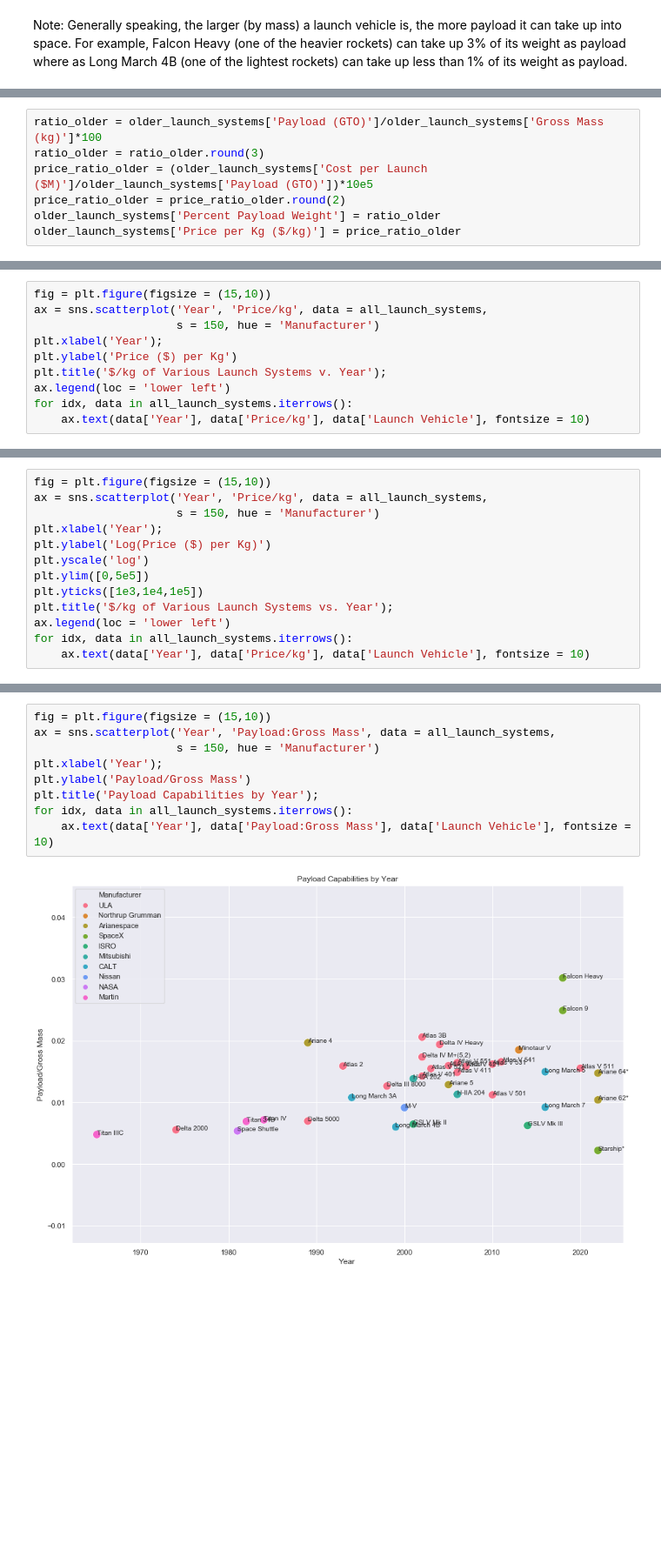
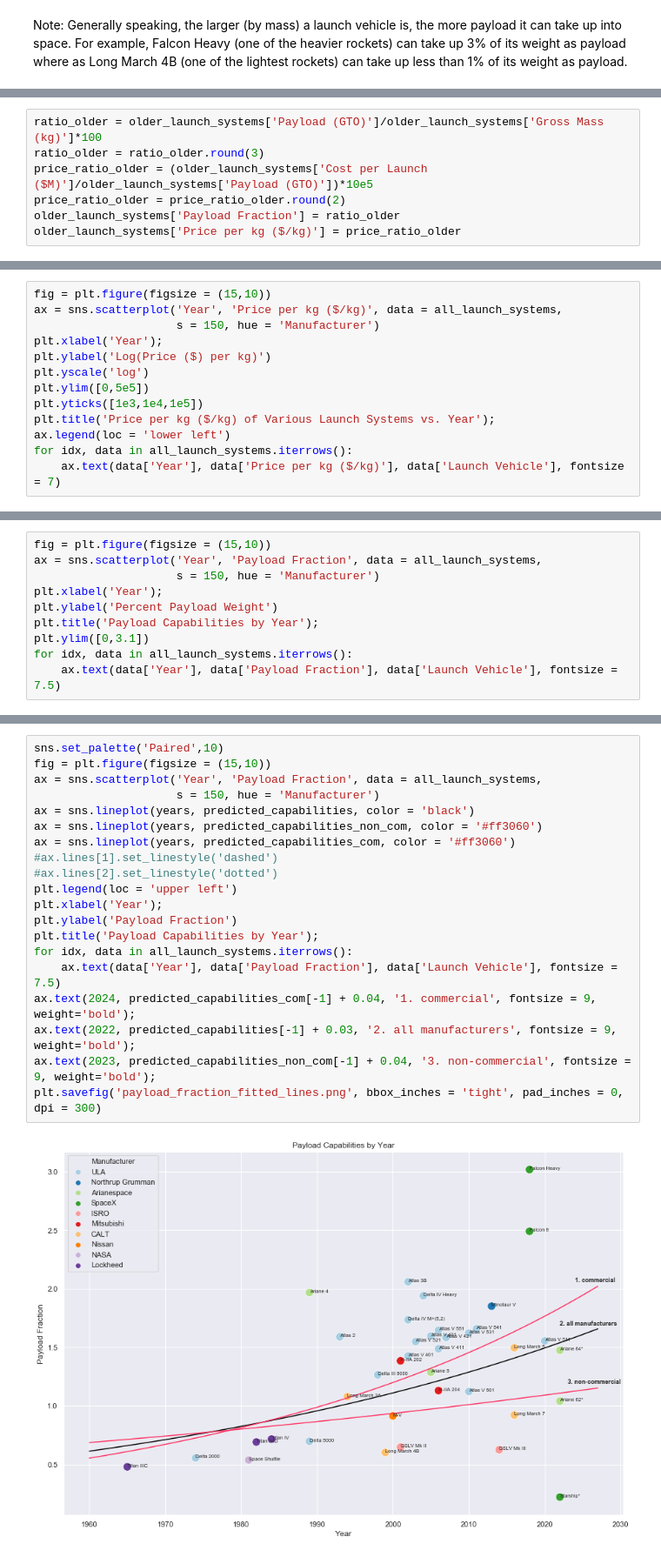
Before and after one commit to candaceyee/Space-Based-Solar, a Jupyter notebook: launch_systems.ipynb, the cells around one changed output, grey strips where cells are left out. Shown: that part at 87% size. Cells and saved outputs as stored; diff of their text form; blank space fills up the shorter version.

```diff
--- a/launch_systems.ipynb
+++ b/launch_systems.ipynb
@@ -373,8 +386,8 @@ ratio_older = older_launch_systems['Payload (GTO)']/older_launch_systems['Gross
 ratio_older = ratio_older.round(3)
 price_ratio_older = (older_launch_systems['Cost per Launch ($M)']/older_launch_systems['Payload (GTO)'])*10e5
 price_ratio_older = price_ratio_older.round(2)
-older_launch_systems['Percent Payload Weight'] = ratio_older
-older_launch_systems['Price per Kg ($/kg)'] = price_ratio_older
+older_launch_systems['Payload Fraction'] = ratio_older
+older_launch_systems['Price per kg ($/kg)'] = price_ratio_older
 # %%
 all_launch_systems = pd.concat([launch_cost_v_payload, older_launch_systems]).reset_index(drop = True)
 all_launch_systems
@@ -401,11 +414,14 @@ all_launch_systems.to_csv('all_launch_systems_data.csv')
 # %%
 fig = plt.figure(figsize = (15,10))
-ax = sns.scatterplot('Year', 'Price/kg', data = all_launch_systems,
+ax = sns.scatterplot('Year', 'Price per kg ($/kg)', data = all_launch_systems,
                      s = 150, hue = 'Manufacturer')
 plt.xlabel('Year');
-plt.ylabel('Price ($) per Kg')
-plt.title('$/kg of Various Launch Systems v. Year');
+plt.ylabel('Log(Price ($) per kg)')
+plt.yscale('log')
+plt.ylim([0,5e5])
+plt.yticks([1e3,1e4,1e5])
+plt.title('Price per kg ($/kg) of Various Launch Systems vs. Year');
 ax.legend(loc = 'lower left')
 for idx, data in all_launch_systems.iterrows():
-    ax.text(data['Year'], data['Price/kg'], data['Launch Vehicle'], fontsize = 10)
+    ax.text(data['Year'], data['Price per kg ($/kg)'], data['Launch Vehicle'], fontsize = 7)
 # %% [output]
@@ -413,14 +429,11 @@ for idx, data in all_launch_systems.iterrows():
 # %%
 fig = plt.figure(figsize = (15,10))
-ax = sns.scatterplot('Year', 'Price/kg', data = all_launch_systems,
+ax = sns.scatterplot('Year', 'Payload Fraction', data = all_launch_systems,
                      s = 150, hue = 'Manufacturer')
 plt.xlabel('Year');
-plt.ylabel('Log(Price ($) per Kg)')
-plt.yscale('log')
-plt.ylim([0,5e5])
-plt.yticks([1e3,1e4,1e5])
-plt.title('$/kg of Various Launch Systems vs. Year');
-ax.legend(loc = 'lower left')
+plt.ylabel('Percent Payload Weight')
+plt.title('Payload Capabilities by Year');
+plt.ylim([0,3.1])
 for idx, data in all_launch_systems.iterrows():
-    ax.text(data['Year'], data['Price/kg'], data['Launch Vehicle'], fontsize = 10)
+    ax.text(data['Year'], data['Payload Fraction'], data['Launch Vehicle'], fontsize = 7.5)
 # %% [output]
@@ -428,11 +471,22 @@ for idx, data in all_launch_systems.iterrows():
 # %%
+sns.set_palette('Paired',10)
 fig = plt.figure(figsize = (15,10))
-ax = sns.scatterplot('Year', 'Payload:Gross Mass', data = all_launch_systems,
+ax = sns.scatterplot('Year', 'Payload Fraction', data = all_launch_systems,
                      s = 150, hue = 'Manufacturer')
+ax = sns.lineplot(years, predicted_capabilities, color = 'black')
+ax = sns.lineplot(years, predicted_capabilities_non_com, color = '#ff3060')
+ax = sns.lineplot(years, predicted_capabilities_com, color = '#ff3060')
+#ax.lines[1].set_linestyle('dashed')
+#ax.lines[2].set_linestyle('dotted')
+plt.legend(loc = 'upper left')
 plt.xlabel('Year');
-plt.ylabel('Payload/Gross Mass')
+plt.ylabel('Payload Fraction')
 plt.title('Payload Capabilities by Year');
 for idx, data in all_launch_systems.iterrows():
-    ax.text(data['Year'], data['Payload:Gross Mass'], data['Launch Vehicle'], fontsize = 10)
+    ax.text(data['Year'], data['Payload Fraction'], data['Launch Vehicle'], fontsize = 7.5)
+ax.text(2024, predicted_capabilities_com[-1] + 0.04, '1. commercial', fontsize = 9, weight='bold');
+ax.text(2022, predicted_capabilities[-1] + 0.03, '2. all manufacturers', fontsize = 9, weight='bold');
+ax.text(2023, predicted_capabilities_non_com[-1] + 0.04, '3. non-commercial', fontsize = 9, weight='bold');
+plt.savefig('payload_fraction_fitted_lines.png', bbox_inches = 'tight', pad_inches = 0, dpi = 300)
 # %% [output]
-[figure, old version]
+[figure, new version]
```
Also changed, not shown: parts of 15 cells of this notebook, 18 other files.
